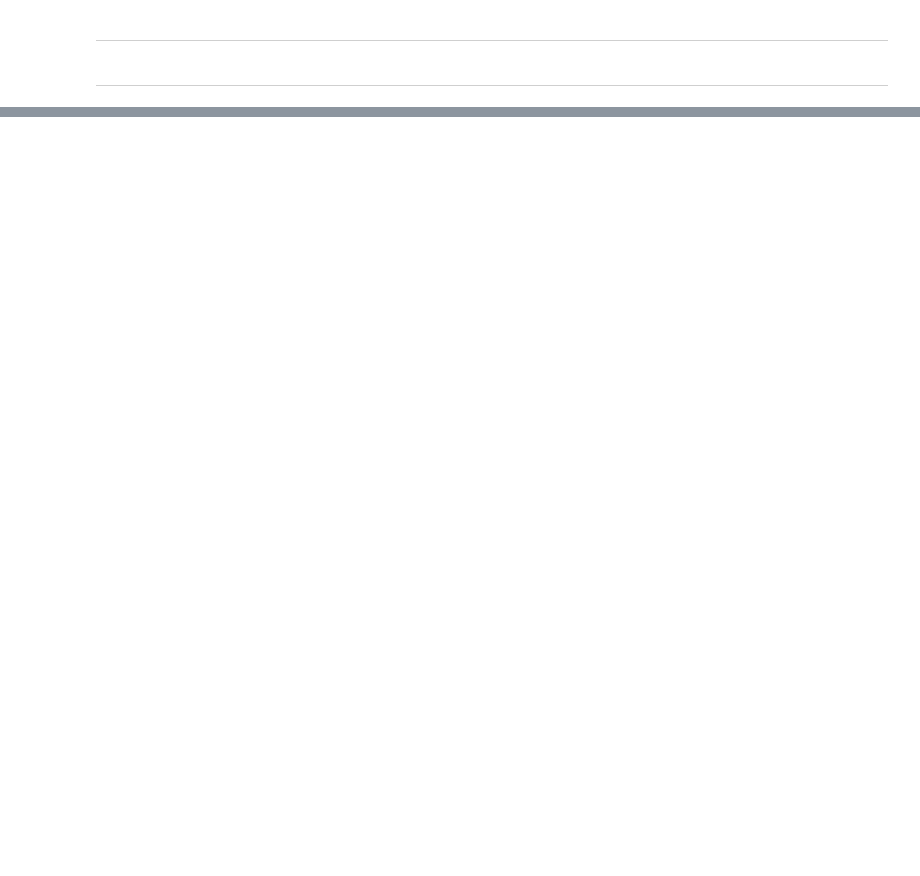
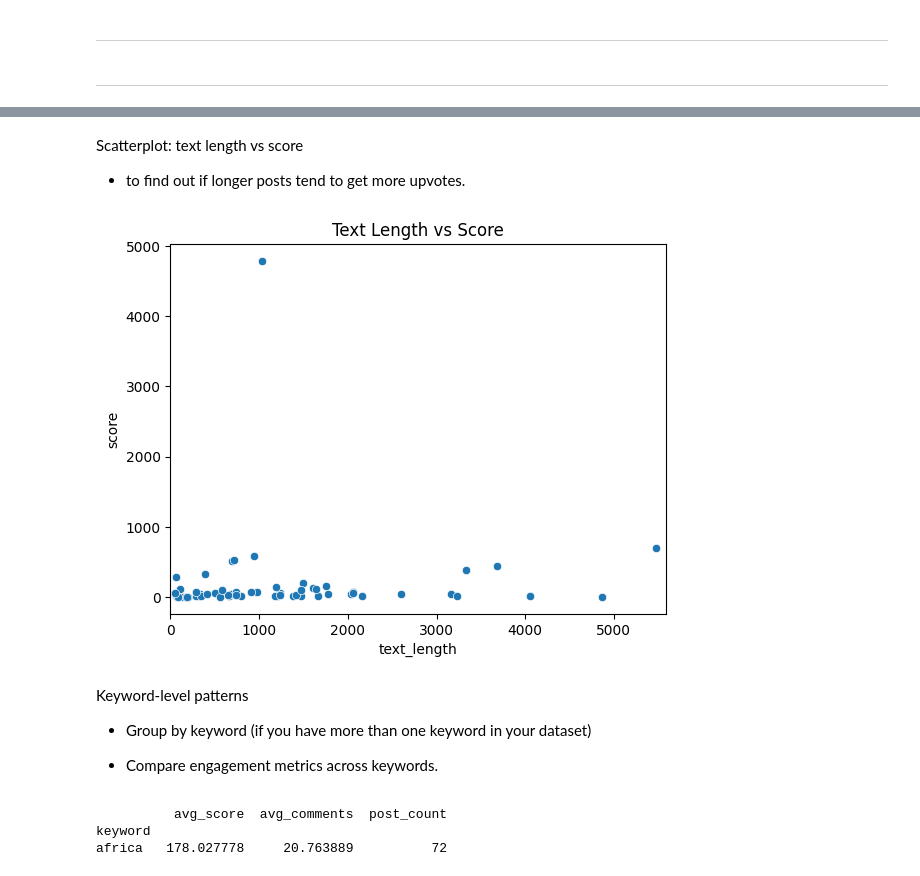
Before and after one commit to L-N-E0/USAID-Kenya-Sentiment-Analysis, a Jupyter notebook: notebooks/Mbego.ipynb, the cells around one changed output, grey strips where cells are left out. Cells and saved outputs as stored; diff of their text form; code cells hidden in the pictures; blank space fills up the shorter version.

```diff
--- a/notebooks/Mbego.ipynb
+++ b/notebooks/Mbego.ipynb
@@ -629,0 +699,31 @@ reddit_df[['full_text', 'processed_text']].head()
+# %%
+# Add a column for text length
+reddit_df['text_length'] = reddit_df['full_text'].str.len()
+# %% [markdown]
+Scatterplot: text length vs score
+
+- to find out if longer posts tend to get more upvotes.
+# %%
+sns.scatterplot(data=reddit_df, x='text_length', y='score')
+plt.xlim(0, reddit_df['text_length'].quantile(0.95)) # trim outliers
+plt.title("Text Length vs Score")
+plt.show()
+# %% [output]
+[figure, added]
+# %% [markdown]
+Keyword-level patterns
+- Group by keyword (if you have more than one keyword in your dataset)
+
+- Compare engagement metrics across keywords.
+# %%
+keyword_stats = reddit_df.groupby('keyword').agg(
+    avg_score=('score','mean'),
+    avg_comments=('num_comments','mean'),
+    post_count=('keyword','count')
+).sort_values(by='avg_score', ascending=False)
+
+print(keyword_stats.head())
+# %% [output]
+          avg_score  avg_comments  post_count
+keyword
+africa   178.027778     20.763889          72
```
Also changed, not shown: parts of 37 cells of this notebook.
